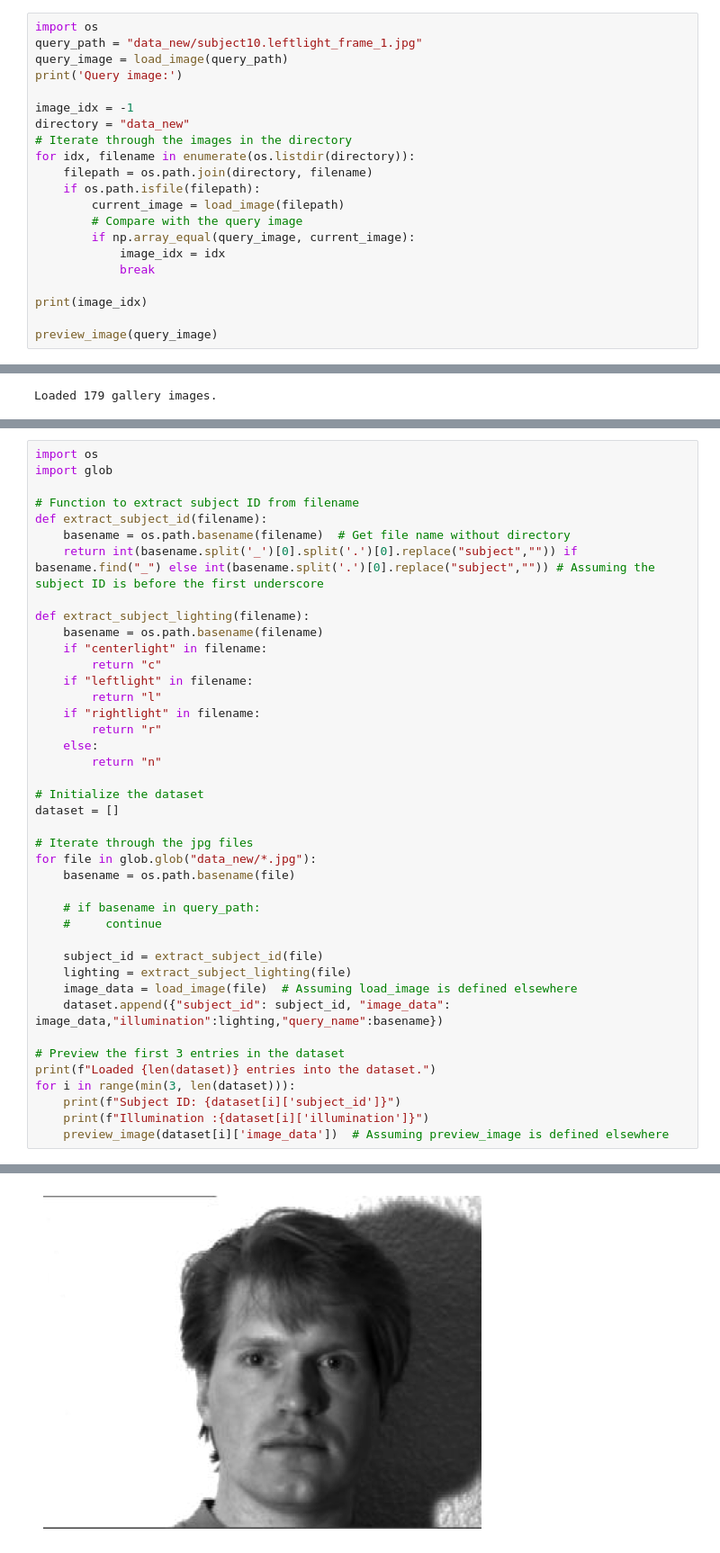
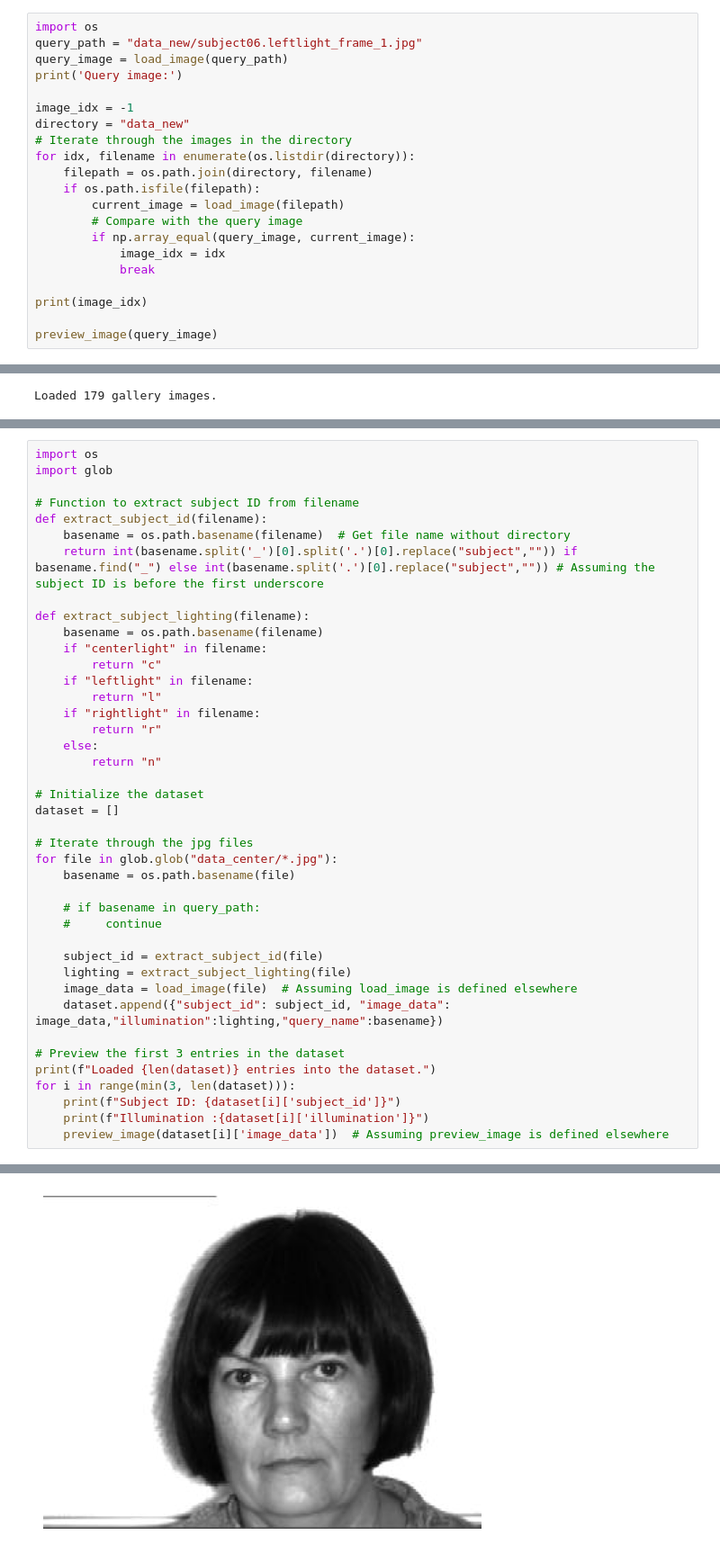
Before and after one commit to divyanash911/Illumination-invariance-face-recognition, a Jupyter notebook: implementation.ipynb, the cells around one changed output, grey strips where cells are left out. Shown at 90% size. Saved outputs shown, nothing was run; the diff lists cells and outputs as text.

```diff
--- a/implementation.ipynb
+++ b/implementation.ipynb
@@ -416,7 +417,7 @@ def preview_image(image):
     plt.show()
 # %%
 import os
-query_path = "data_new/subject10.leftlight_frame_1.jpg"
+query_path = "data_new/subject06.leftlight_frame_1.jpg"
 query_image = load_image(query_path)
 print('Query image:')
 
@@ -611,7 +573,7 @@ def extract_subject_lighting(filename):
 dataset = []
 
 # Iterate through the jpg files
-for file in glob.glob("data_new/*.jpg"):
+for file in glob.glob("data_center/*.jpg"):
     basename = os.path.basename(file)
 
     # if basename in query_path:
@@ -638 +600 @@ Illumination :l
-[figure, old version]
+[figure, new version]
```
Also changed, not shown: parts of 10 cells of this notebook.
